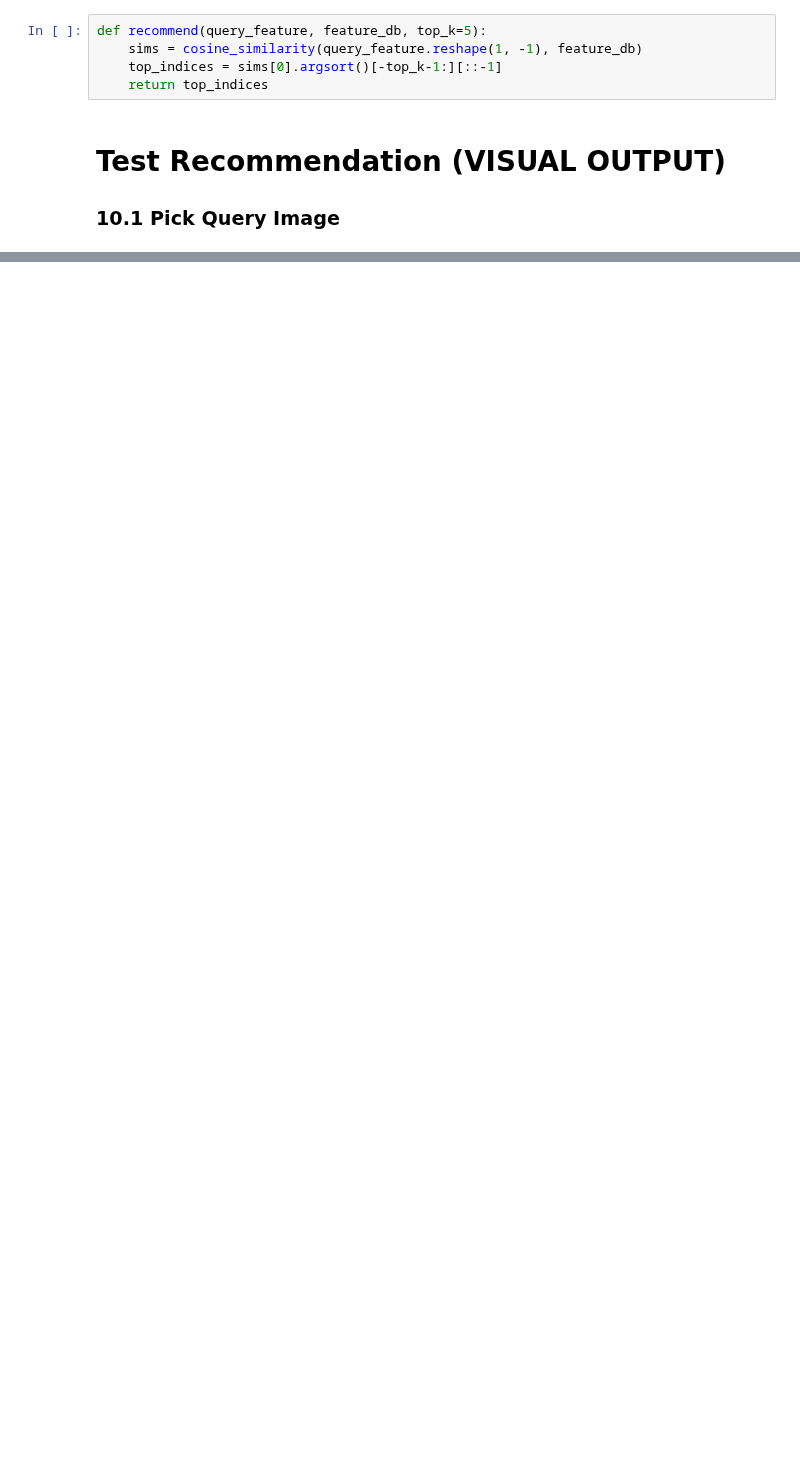
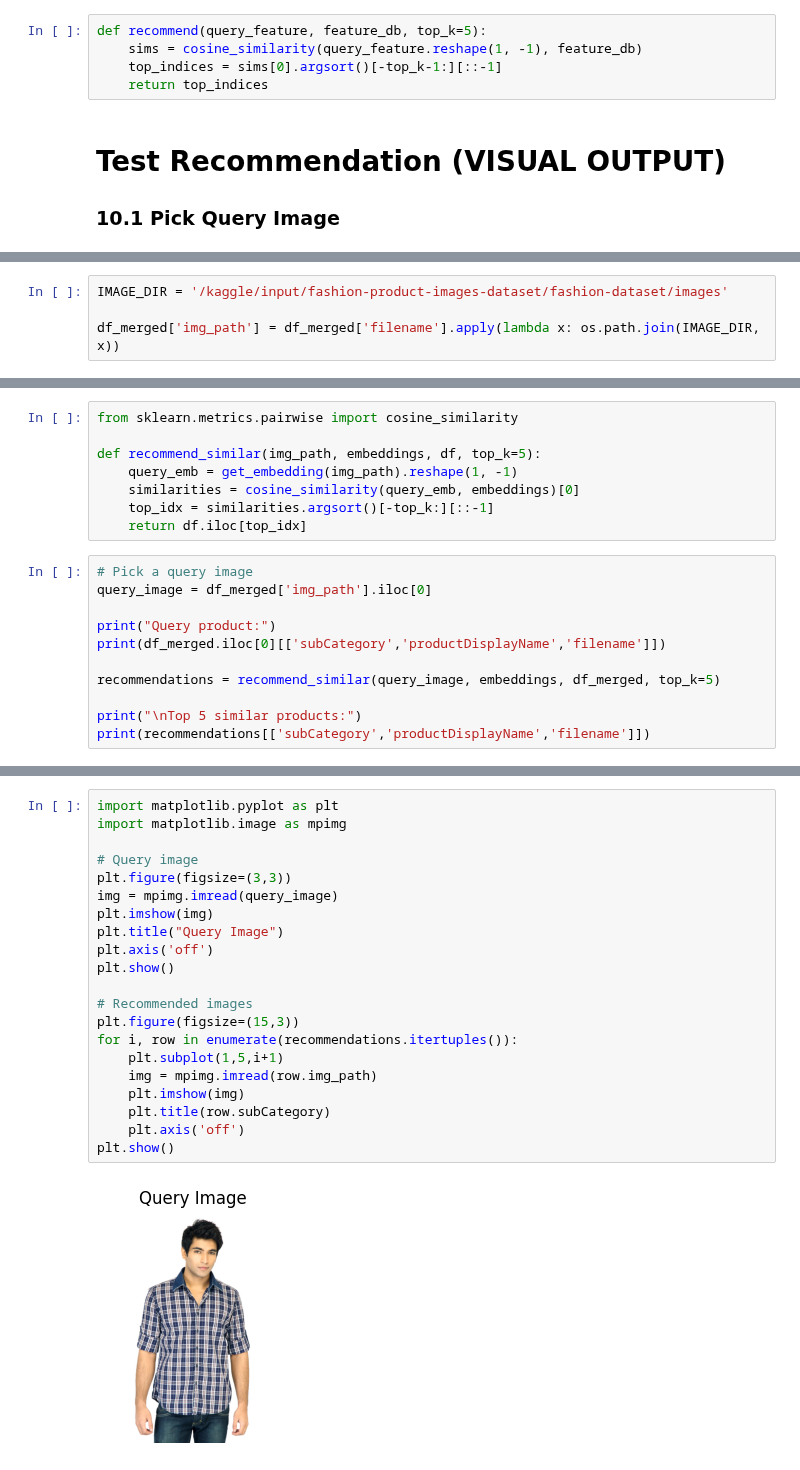
Before and after one commit to faseeh1279/cnn-product-recommendation-system, a Jupyter notebook: cnn-product-recommendation-system2.ipynb, the cells around one changed output, grey strips where cells are left out. Drawn from its saved outputs; the diff is of its cells as text; blank space fills up the shorter version.

```diff
--- a/cnn-product-recommendation-system2.ipynb
+++ b/cnn-product-recommendation-system2.ipynb
@@ -940,0 +1766,4 @@ AttributeError: 'SimpleCNN' object has no attribute 'features'
+# %%
+IMAGE_DIR = '/kaggle/input/fashion-product-images-dataset/fashion-dataset/images'
+
+df_merged['img_path'] = df_merged['filename'].apply(lambda x: os.path.join(IMAGE_DIR, x))
@@ -940,0 +1792,19 @@ AttributeError: 'SimpleCNN' object has no attribute 'features'
+# %%
+from sklearn.metrics.pairwise import cosine_similarity
+
+def recommend_similar(img_path, embeddings, df, top_k=5):
+    query_emb = get_embedding(img_path).reshape(1, -1)
+    similarities = cosine_similarity(query_emb, embeddings)[0]
+    top_idx = similarities.argsort()[-top_k:][::-1]
+    return df.iloc[top_idx]
+# %%
+# Pick a query image
+query_image = df_merged['img_path'].iloc[0]
+
+print("Query product:")
+print(df_merged.iloc[0][['subCategory','productDisplayName','filename']])
+
+recommendations = recommend_similar(query_image, embeddings, df_merged, top_k=5)
+
+print("\nTop 5 similar products:")
+print(recommendations[['subCategory','productDisplayName','filename']])
@@ -940,0 +1825,23 @@ AttributeError: 'SimpleCNN' object has no attribute 'features'
+# %%
+import matplotlib.pyplot as plt
+import matplotlib.image as mpimg
+
+# Query image
+plt.figure(figsize=(3,3))
+img = mpimg.imread(query_image)
+plt.imshow(img)
+plt.title("Query Image")
+plt.axis('off')
+plt.show()
+
+# Recommended images
+plt.figure(figsize=(15,3))
+for i, row in enumerate(recommendations.itertuples()):
+    plt.subplot(1,5,i+1)
+    img = mpimg.imread(row.img_path)
+    plt.imshow(img)
+    plt.title(row.subCategory)
+    plt.axis('off')
+plt.show()
+# %% [output]
+[figure, added]
```
Also changed, not shown: parts of 129 cells of this notebook.
